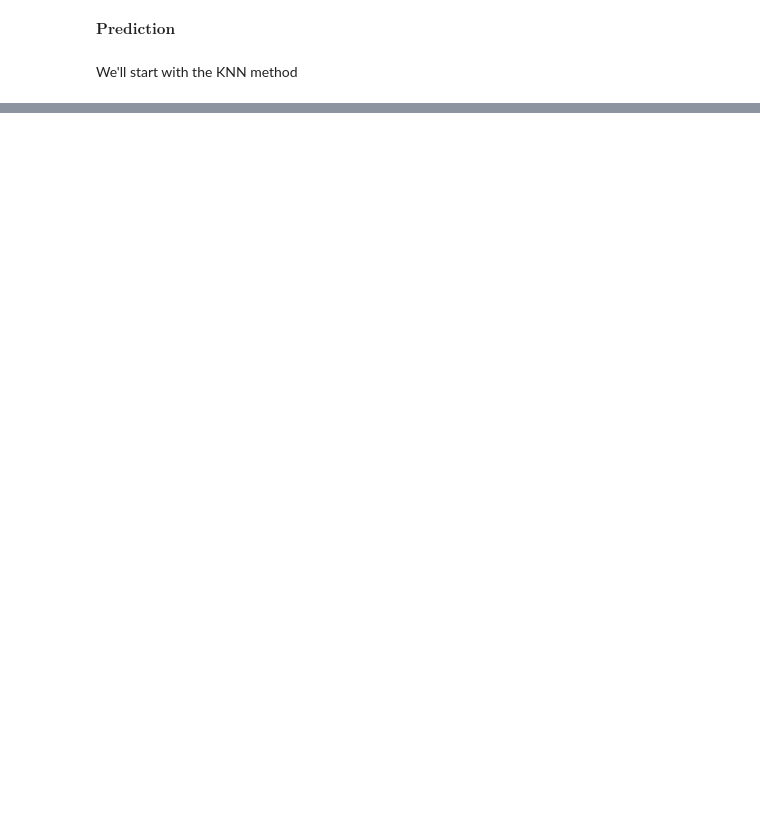
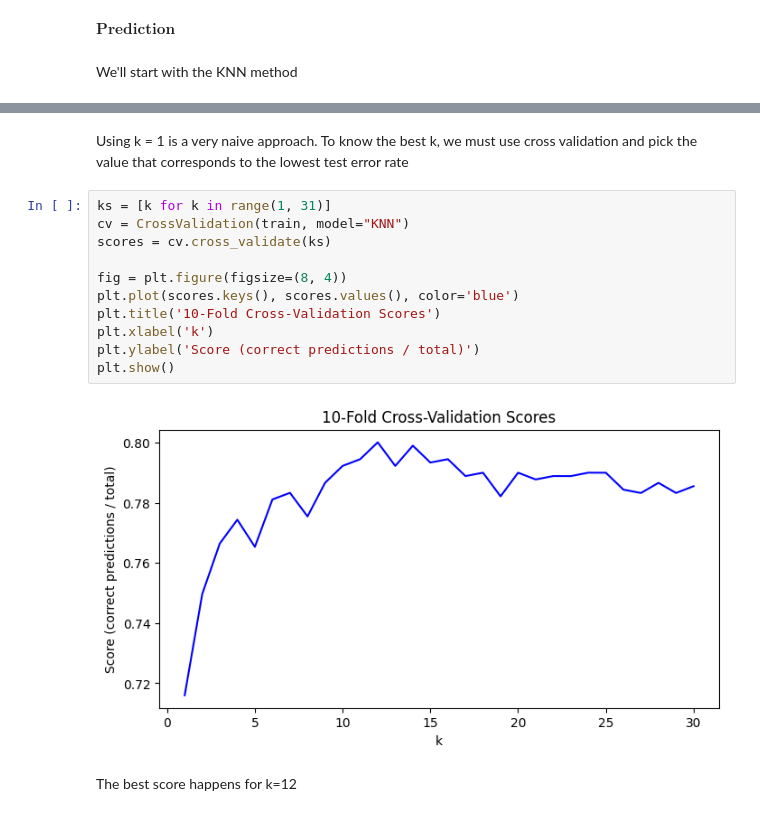
Before and after one commit to FelipeBuzato/Titanic---ML-from-Disaster, a Jupyter notebook: notebooks/Titanic.ipynb, the cells around one changed output, grey strips where cells are left out. Saved outputs shown, nothing was run; the diff lists cells and outputs as text; blank space fills up the shorter version.

Commit message:
added cross validation

```diff
--- a/notebooks/Titanic.ipynb
+++ b/notebooks/Titanic.ipynb
@@ -101,0 +104,17 @@ NameError: name 'KNN' is not defined
+# %% [markdown]
+Using k = 1 is a very naive approach. To know the best k, we must use cross validation and pick the value that corresponds to the lowest test error rate
+# %%
+ks = [k for k in range(1, 31)]
+cv = CrossValidation(train, model="KNN")
+scores = cv.cross_validate(ks)
+
+fig = plt.figure(figsize=(8, 4))
+plt.plot(scores.keys(), scores.values(), color='blue')
+plt.title('10-Fold Cross-Validation Scores')
+plt.xlabel('k')
+plt.ylabel('Score (correct predictions / total)')
+plt.show()
+# %% [output]
+[figure, added]
+# %% [markdown]
+The best score happens for k=12
```
Also changed, not shown: parts of 7 cells of this notebook, 4 other files.
